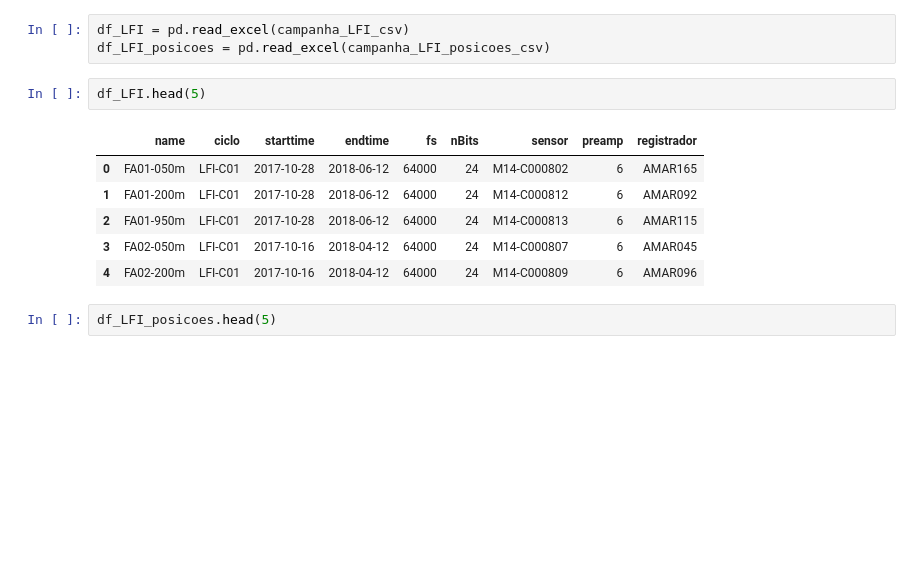
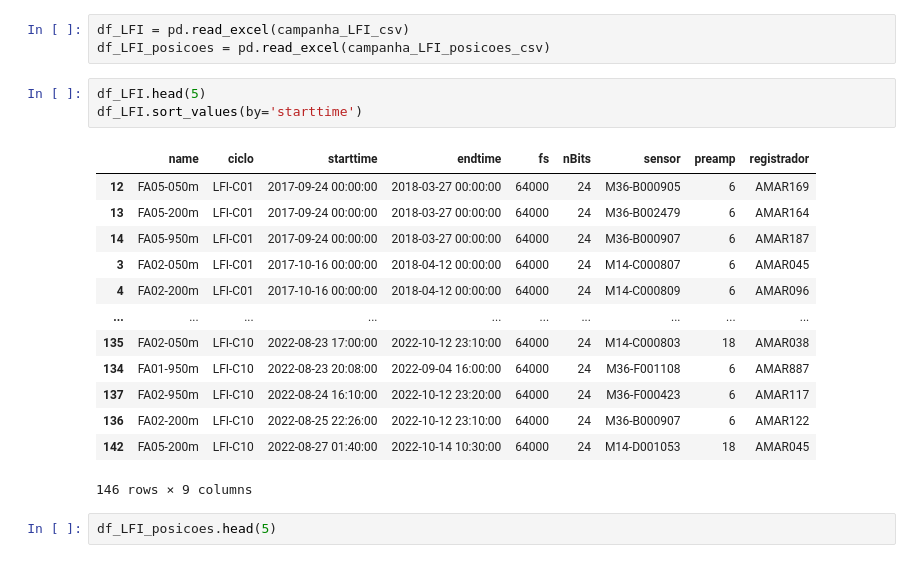
Before and after one commit to dIOGOLOC/marefone, a Jupyter notebook: diverse_tools/Tutorial/Renaming_file_per_dive/Tutorial_LFI_dive.ipynb, the cells around one changed output. Saved outputs shown, nothing was run; the diff lists cells and outputs as text; blank space fills up the shorter version.

```diff
--- a/diverse_tools/Tutorial/Renaming_file_per_dive/Tutorial_LFI_dive.ipynb
+++ b/diverse_tools/Tutorial/Renaming_file_per_dive/Tutorial_LFI_dive.ipynb
@@ -162,13 +162,21 @@ df_LFI = pd.read_excel(campanha_LFI_csv)
 df_LFI_posicoes = pd.read_excel(campanha_LFI_posicoes_csv)
 # %%
 df_LFI.head(5)
+df_LFI.sort_values(by='starttime')
 # %% [output]
 |  | name | ciclo | starttime | endtime | fs | nBits | sensor | preamp | registrador |
-| 0 | FA01-050m | LFI-C01 | 2017-10-28 | 2018-06-12 | 64000 | 24 | M14-C000802 | 6 | AMAR165 |
-| 1 | FA01-200m | LFI-C01 | 2017-10-28 | 2018-06-12 | 64000 | 24 | M14-C000812 | 6 | AMAR092 |
-| 2 | FA01-950m | LFI-C01 | 2017-10-28 | 2018-06-12 | 64000 | 24 | M14-C000813 | 6 | AMAR115 |
-| 3 | FA02-050m | LFI-C01 | 2017-10-16 | 2018-04-12 | 64000 | 24 | M14-C000807 | 6 | AMAR045 |
-| 4 | FA02-200m | LFI-C01 | 2017-10-16 | 2018-04-12 | 64000 | 24 | M14-C000809 | 6 | AMAR096 |
+| 12 | FA05-050m | LFI-C01 | 2017-09-24 00:00:00 | 2018-03-27 00:00:00 | 64000 | 24 | M36-B000905 | 6 | AMAR169 |
+| 13 | FA05-200m | LFI-C01 | 2017-09-24 00:00:00 | 2018-03-27 00:00:00 | 64000 | 24 | M36-B002479 | 6 | AMAR164 |
+| 14 | FA05-950m | LFI-C01 | 2017-09-24 00:00:00 | 2018-03-27 00:00:00 | 64000 | 24 | M36-B000907 | 6 | AMAR187 |
+| 3 | FA02-050m | LFI-C01 | 2017-10-16 00:00:00 | 2018-04-12 00:00:00 | 64000 | 24 | M14-C000807 | 6 | AMAR045 |
+| 4 | FA02-200m | LFI-C01 | 2017-10-16 00:00:00 | 2018-04-12 00:00:00 | 64000 | 24 | M14-C000809 | 6 | AMAR096 |
+| ... | ... | ... | ... | ... | ... | ... | ... | ... | ... |
+| 135 | FA02-050m | LFI-C10 | 2022-08-23 17:00:00 | 2022-10-12 23:10:00 | 64000 | 24 | M14-C000803 | 18 | AMAR038 |
+| 134 | FA01-950m | LFI-C10 | 2022-08-23 20:08:00 | 2022-09-04 16:00:00 | 64000 | 24 | M36-F001108 | 6 | AMAR887 |
+| 137 | FA02-950m | LFI-C10 | 2022-08-24 16:10:00 | 2022-10-12 23:20:00 | 64000 | 24 | M36-F000423 | 6 | AMAR117 |
+| 136 | FA02-200m | LFI-C10 | 2022-08-25 22:26:00 | 2022-10-12 23:10:00 | 64000 | 24 | M36-B000907 | 6 | AMAR122 |
+| 142 | FA05-200m | LFI-C10 | 2022-08-27 01:40:00 | 2022-10-14 10:30:00 | 64000 | 24 | M14-D001053 | 18 | AMAR045 |
+146 rows × 9 columns
 # %%
 df_LFI_posicoes.head(5)
 # %% [output]
```
Also changed, not shown: parts of 8 cells of this notebook, 1 other file.
